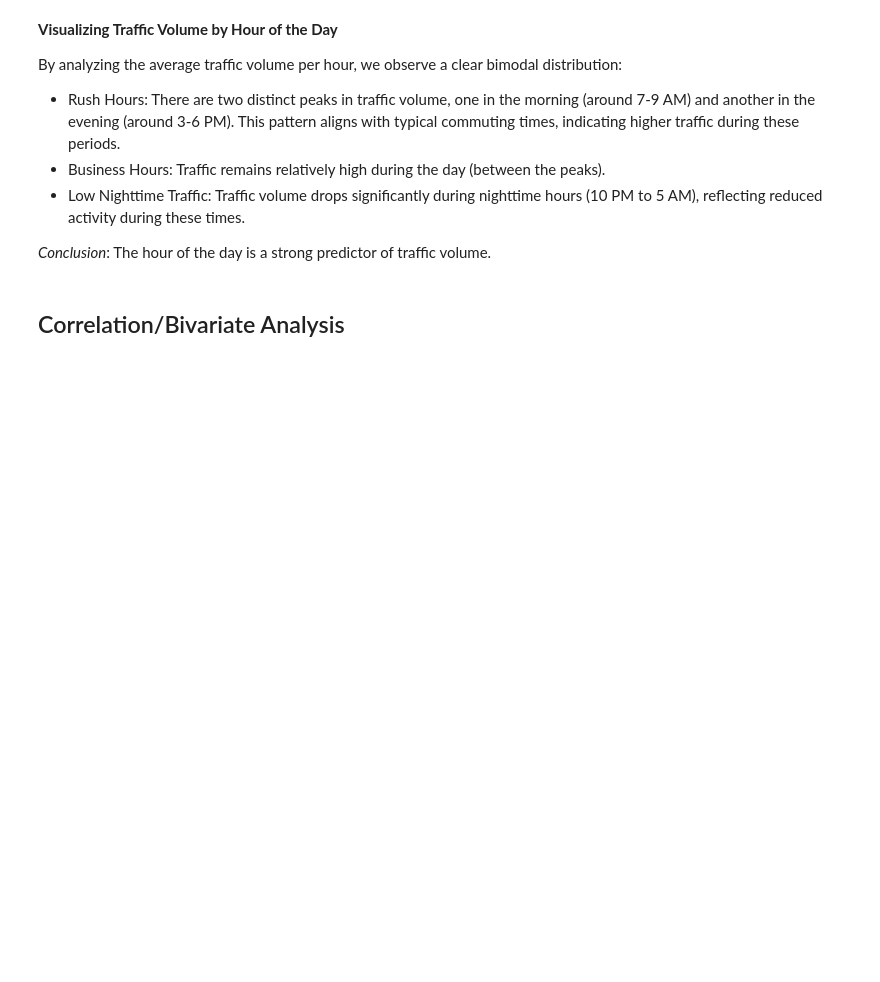
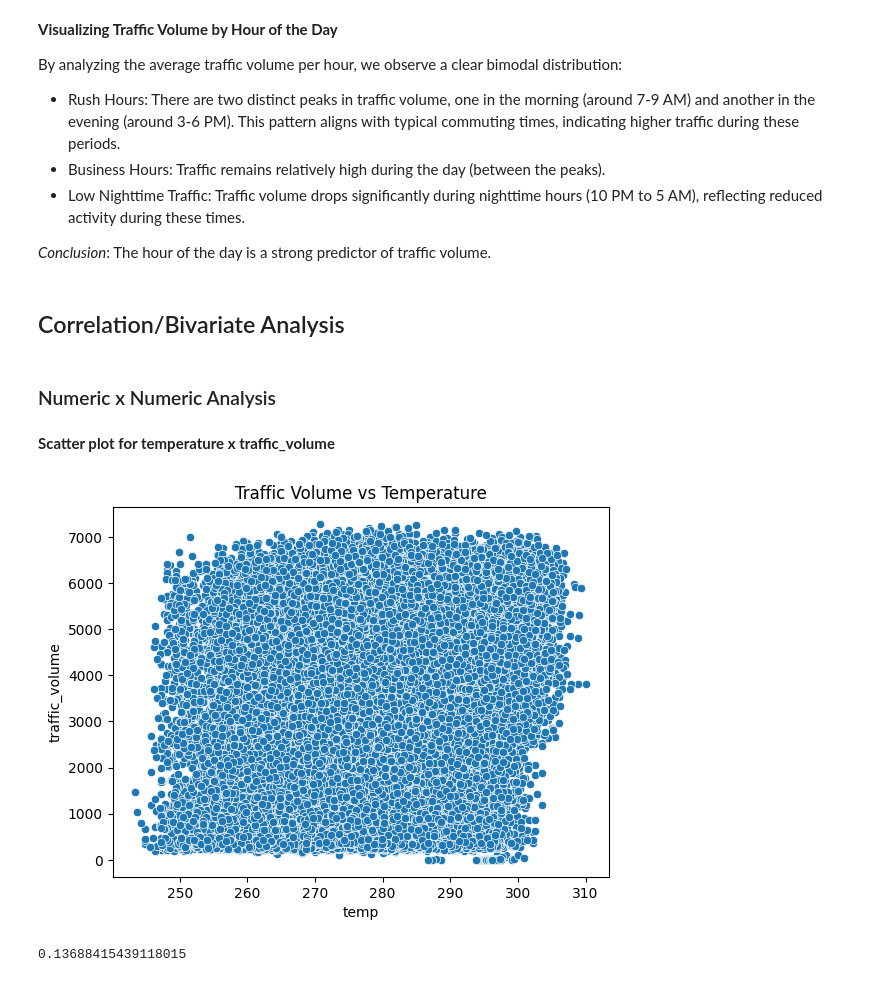
Before and after one commit to LuizCorrei4/predict-traffic-volume, a Jupyter notebook: notebooks/01-exploration.ipynb, the cells around one changed output. Cells and saved outputs as stored; diff of their text form; code cells hidden in the pictures; blank space fills up the shorter version.

```diff
--- a/notebooks/01-exploration.ipynb
+++ b/notebooks/01-exploration.ipynb
@@ -963,3 +963,19 @@ By analyzing the average traffic volume per hour, we observe a clear bimodal dis
 *Conclusion*: The hour of the day is a strong predictor of traffic volume.
 # %% [markdown]
 ## Correlation/Bivariate Analysis
+# %% [markdown]
+### Numeric x Numeric Analysis
+# %% [markdown]
+**Scatter plot for temperature x traffic_volume**
+# %%
+# Filtering the dataframe to temperature there are > 0
+df_without_outlier = df[df['temp'] > 0]
+
+# Scatter plot for temperature x traffic_volume
+sns.scatterplot(x='temp', y='traffic_volume', data=df_without_outlier)
+plt.title('Traffic Volume vs Temperature')
+plt.show()
+print(df['traffic_volume'].corr(df['temp']))
+# %% [output]
+[figure, added]
+0.13688415439118015
```
Also changed, not shown: parts of 8 cells of this notebook, 16 other files.
